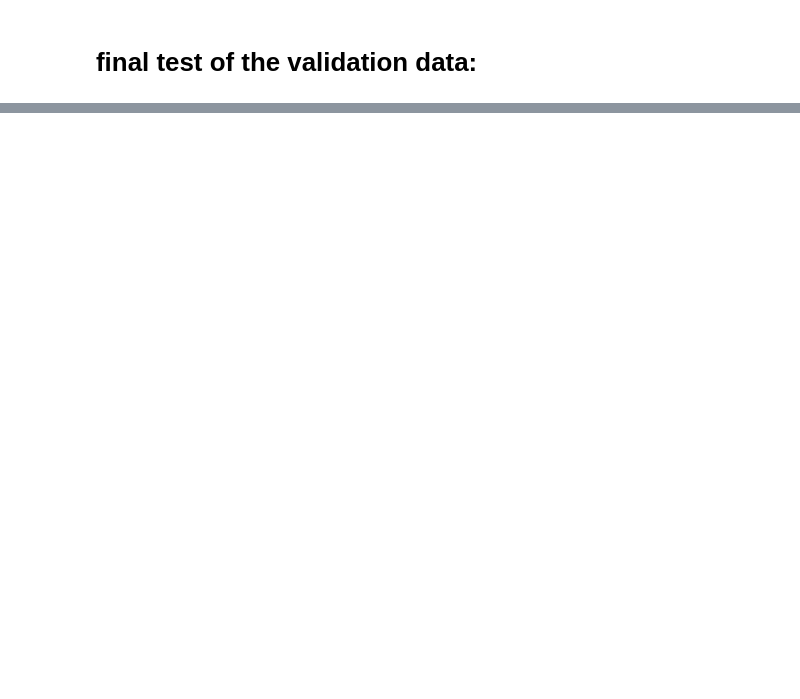
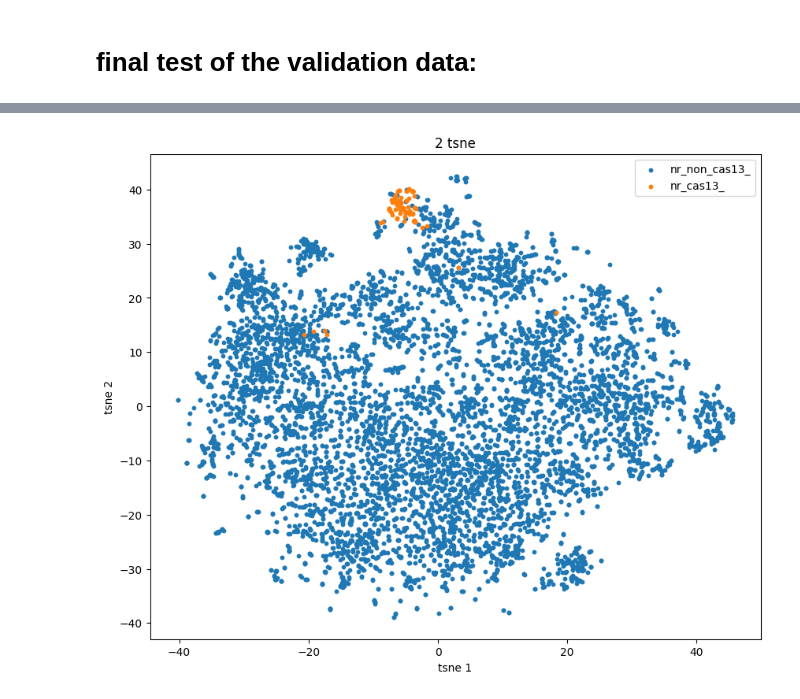
Before and after one commit to salaris1/protein_model, a Jupyter notebook: train_shallow_model for_finetuned_model.ipynb, the cells around one changed output, grey strips where cells are left out. Saved outputs shown, nothing was run; the diff lists cells and outputs as text; code cells hidden in the pictures; blank space fills up the shorter version.

```diff
--- a/train_shallow_model for_finetuned_model.ipynb
+++ b/train_shallow_model for_finetuned_model.ipynb
@@ -318,0 +316,32 @@ plt.show()
+# %%
+import pandas as pd
+import numpy as np
+from sklearn.decomposition import PCA
+import matplotlib.pyplot as plt
+
+xx = np.array(x_test, dtype = 'float64')
+tsne_results = tsne.bh_sne(xx,random_state=np.random.seed(1))
+
+# Create a new DataFrame with principal components and labels
+principal_df = pd.DataFrame(data=tsne_results, columns=['tsne_1', 'tsne_2'])
+principal_df['label'] = label_encoder.inverse_transform(y_test)
+
+
+# Plotting
+plt.figure(figsize=(10, 8))
+for label in principal_df['label'].unique():
+    indices_to_keep = principal_df['label'] == label
+    plt.scatter(
+        principal_df.loc[indices_to_keep, 'tsne_1'],
+        principal_df.loc[indices_to_keep, 'tsne_2'],
+        label=label,
+        s=10
+    )
+
+plt.xlabel('tsne 1')
+plt.ylabel('tsne 2')
+plt.title('2 tsne')
+plt.legend()
+plt.show()
+# %% [output]
+[figure, added]
```
Also changed, not shown: parts of 18 cells of this notebook, 3 other files.
